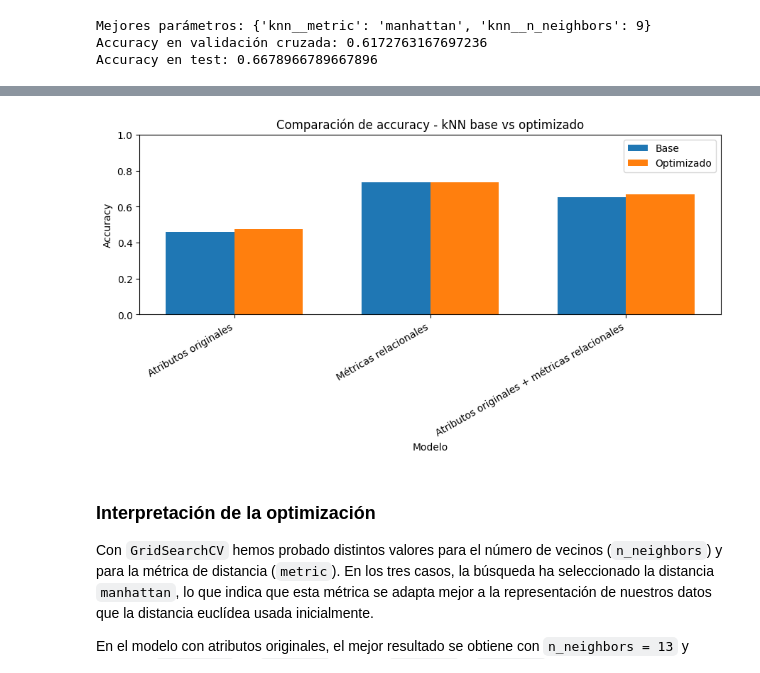
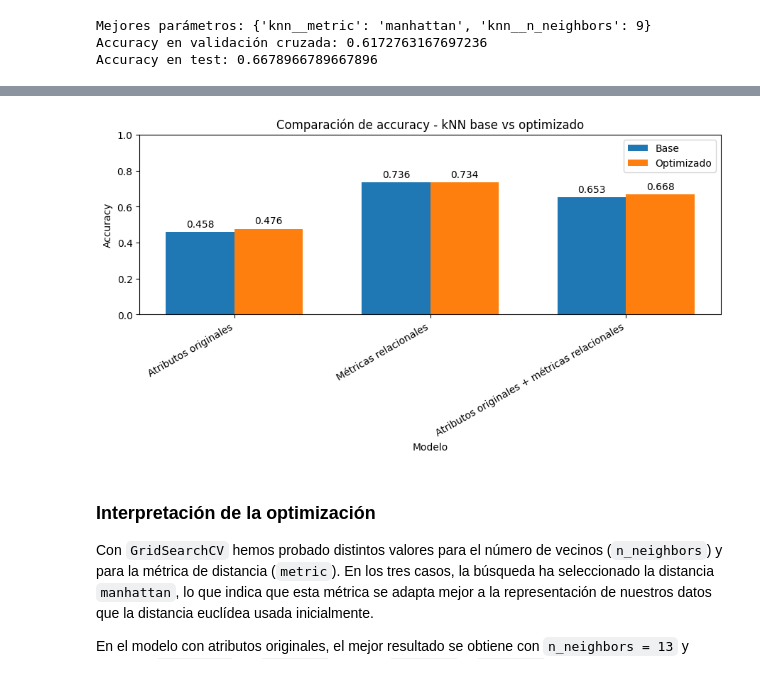
Before and after one commit to enriquepc004/ia-aprendizaje-relacional, a Jupyter notebook: notebooks/05_KNN.ipynb, the cells around one changed output, grey strips where cells are left out. Saved outputs shown, nothing was run; the diff lists cells and outputs as text; code cells hidden in the pictures.

Commit message:
actualizar grafica accuracy_optimizado de knn

```diff
--- a/notebooks/05_KNN.ipynb
+++ b/notebooks/05_KNN.ipynb
@@ -488,35 +488,38 @@ resultados_knn_optimizados
 # %%
 x = np.arange(len(resultados_knn_optimizados))
 ancho = 0.35
 
-plt.figure(figsize=(9, 5))
+fig, ax = plt.subplots(figsize=(9, 5))
 
-plt.bar(
+barras_base = ax.bar(
     x - ancho / 2,
     resultados_knn_optimizados['accuracy_base'],
     width=ancho,
     label='Base'
 )
-
-plt.bar(
+barras_opt = ax.bar(
     x + ancho / 2,
     resultados_knn_optimizados['accuracy_optimizado'],
     width=ancho,
     label='Optimizado'
 )
 
-plt.title('Comparación de accuracy - kNN base vs optimizado')
-plt.xlabel('Modelo')
-plt.ylabel('Accuracy')
-plt.xticks(x, resultados_knn_optimizados['modelo'], rotation=30, ha='right')
-plt.ylim(0, 1)
-plt.legend()
+ax.set_title('Comparación de accuracy - kNN base vs optimizado')
+ax.set_xlabel('Modelo')
+ax.set_ylabel('Accuracy')
+ax.set_xticks(x)
+ax.set_xticklabels(resultados_knn_optimizados['modelo'], rotation=30, ha='right')
+ax.set_ylim(0, 1)
+ax.legend()
+
+ax.bar_label(barras_base, fmt="%.3f", padding=3)
+ax.bar_label(barras_opt, fmt="%.3f", padding=3)
+
 plt.tight_layout()
-
 plt.savefig('../reports/knn_comparacion_accuracy_optimizado.png')
 plt.show()
 # %% [output]
-[figure, old version]
+[figure, new version]
 # %% [markdown]
 ### Interpretación de la optimización
 
```
Also changed, not shown: 2 other files.
